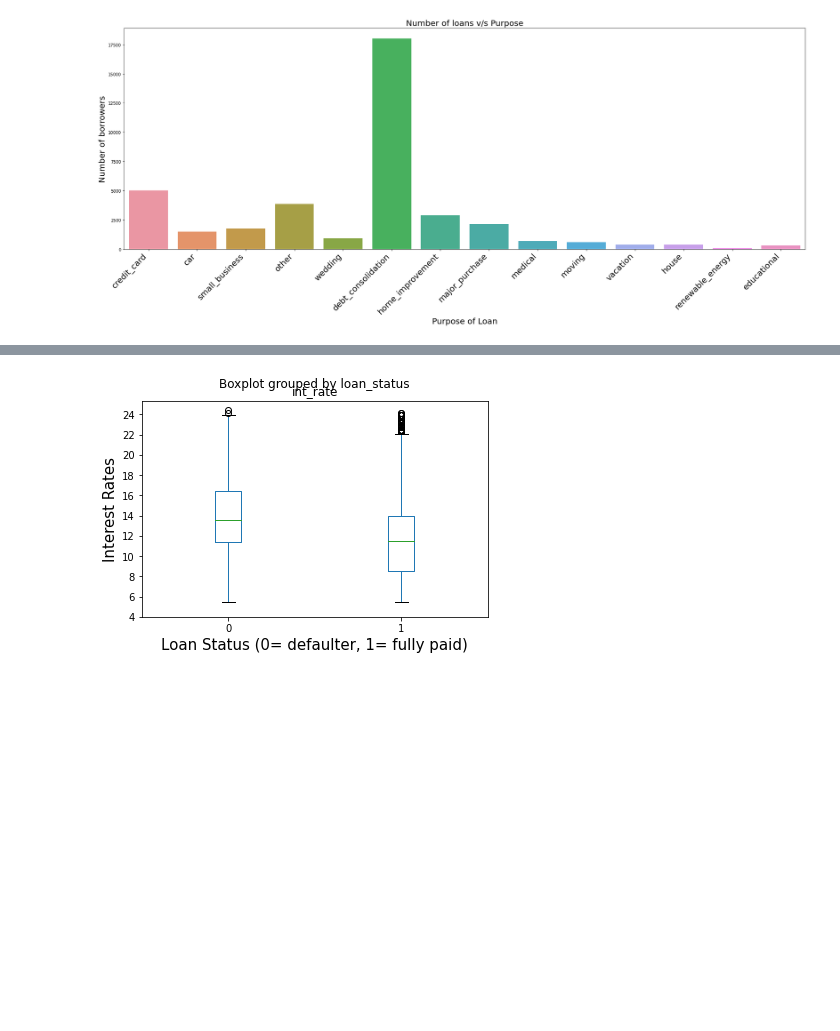
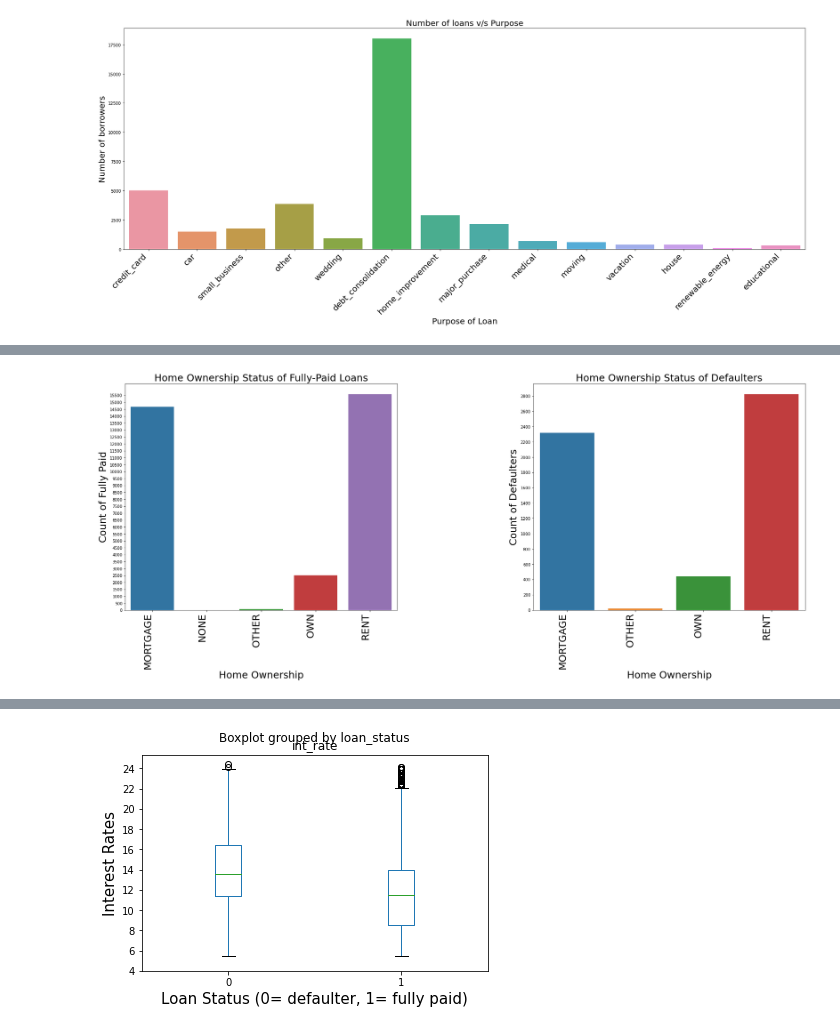
Before and after one commit to DrParulShah/Lending_Club_Project, a Jupyter notebook: Group_Facilitator_ParulShah.ipynb, the cells around one changed output, grey strips where cells are left out. Drawn from its saved outputs; the diff is of its cells as text; code cells hidden in the pictures; blank space fills up the shorter version.

Commit message:
Added bivariate analysis for Home ownership
Added bivariate analysis for Home ownership

```diff
--- a/Group_Facilitator_ParulShah.ipynb
+++ b/Group_Facilitator_ParulShah.ipynb
@@ -760,0 +763,36 @@ plt.show()
+# %%
+# Risk analysis of 'Home Ownership' wrt risk
+f = plt.figure()
+f.set_figwidth(30)
+f.set_figheight(10)
+
+data_home_paid = data_filtered[data_filtered['loan_status'] == 'Fully Paid']
+plt.subplot(1, 2, 1)
+plt.title('Home Ownership Status of Fully-Paid Loans', fontsize = 25)
+plt.xticks(rotation=90,fontsize = 25, ha='right')
+sb.countplot(sorted(data_home_paid['home_ownership']))
+plt.yticks(np.arange(0, 16000, 500))
+plt.ylabel('Count of Fully Paid', fontsize = 25)
+plt.xlabel("Home Ownership", fontsize = 25)
+
+
+data_home_defaulter = data_filtered[data_filtered['loan_status'] == 'Charged Off']
+plt.subplot(1, 2, 2)
+plt.title('Home Ownership Status of Defaulters', fontsize = 25)
+plt.xticks(rotation=90, fontsize = 25, ha='right')
+sb.countplot(sorted(data_home_defaulter['home_ownership']))
+plt.yticks(np.arange(0, 3000, 200))
+plt.ylabel('Count of Defaulters', fontsize = 25)
+plt.xlabel("Home Ownership", fontsize = 25)
+
+
+plt.subplots_adjust(left=0.1,
+                    bottom=0.1,
+                    right=0.9,
+                    top=0.9,
+                    wspace=0.5,
+                    hspace=0.5)
+
+plt.show()
+# %% [output]
+[figure, added]
```
Also changed, not shown: parts of 65 cells of this notebook.
